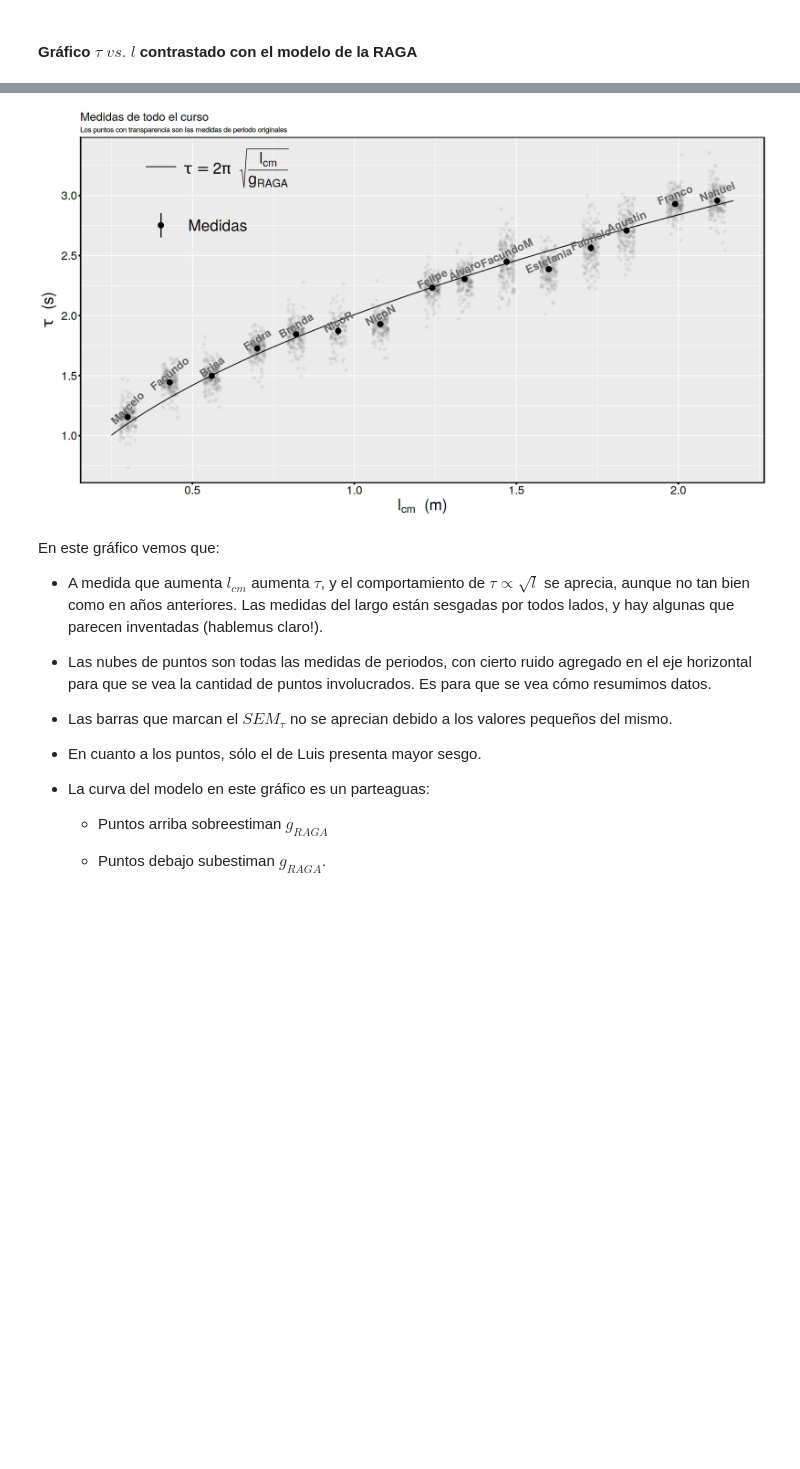
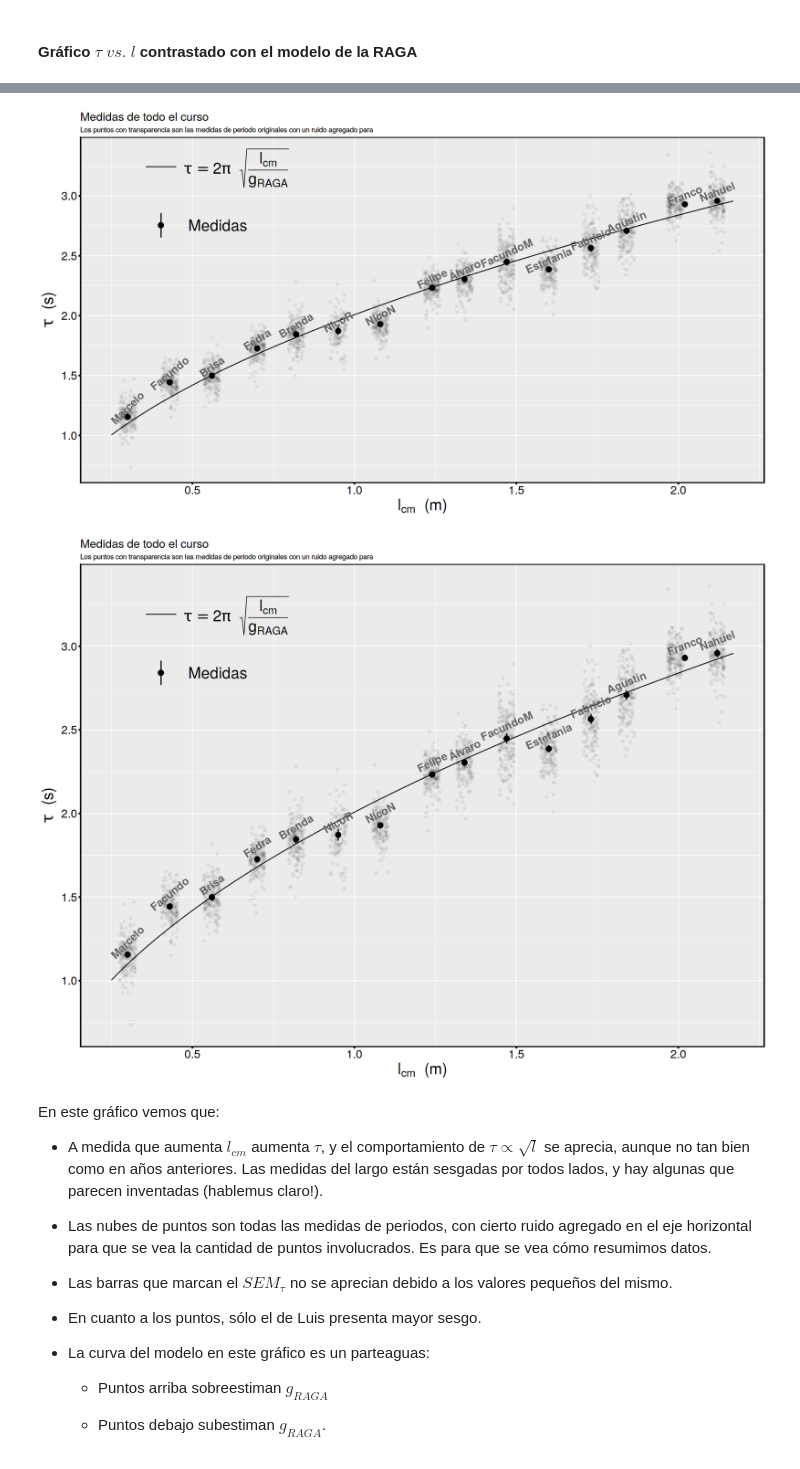
Before and after one commit to juanpabloderosas/FexpI, a Jupyter notebook: Análisis de Datos/Labo2/AnDatosLabo2.ipynb, the cells around one changed output, grey strips where cells are left out. Drawn from its saved outputs; the diff is of its cells as text; code cells hidden in the pictures; blank space fills up the shorter version.

```diff
--- a/Análisis de Datos/Labo2/AnDatosLabo2.ipynb
+++ b/Análisis de Datos/Labo2/AnDatosLabo2.ipynb
@@ -626,11 +633,15 @@ ggtitle("Medidas de todo el curso", subtitle = "Los puntos con transparencia son
 
 temajuan + theme (legend.position = c(0.2,0.85), legend.box = "vertical", legend.key.height = unit(0.1,"snpc"))
 
-gtutti
 
 ggsave(gtutti, filename = "g_tau_vs_l_curso_entero.pdf", width = 12, height = 9, device = "pdf")
 # %% [output]
-[figure, old version]
+[figure, new version]
+# %%
+fig(16, 12)
+gtutti
+# %% [output]
+[figure, added]
 # %% [markdown]
 En este gráfico vemos que:
 
```
Also changed, not shown: parts of 9 cells of this notebook, 1 other file.
